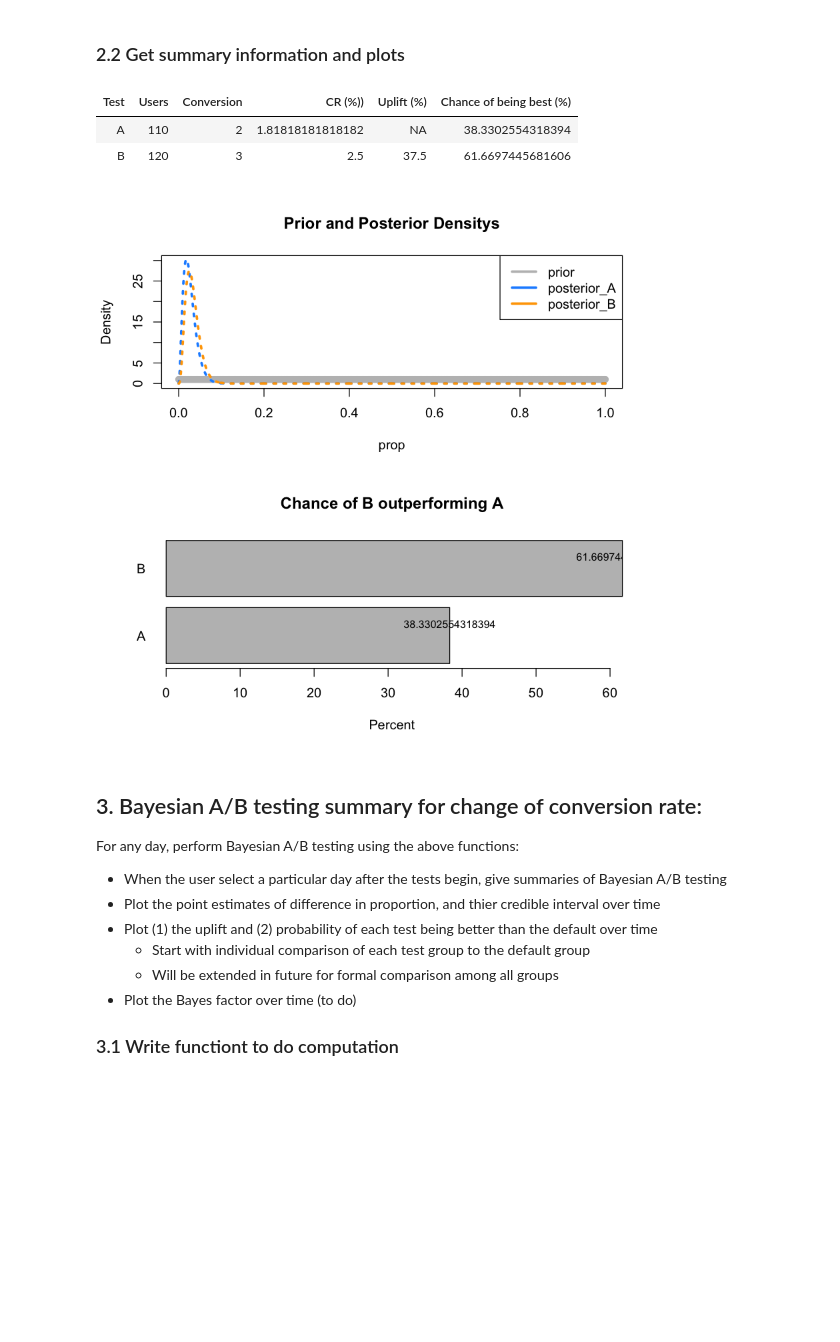
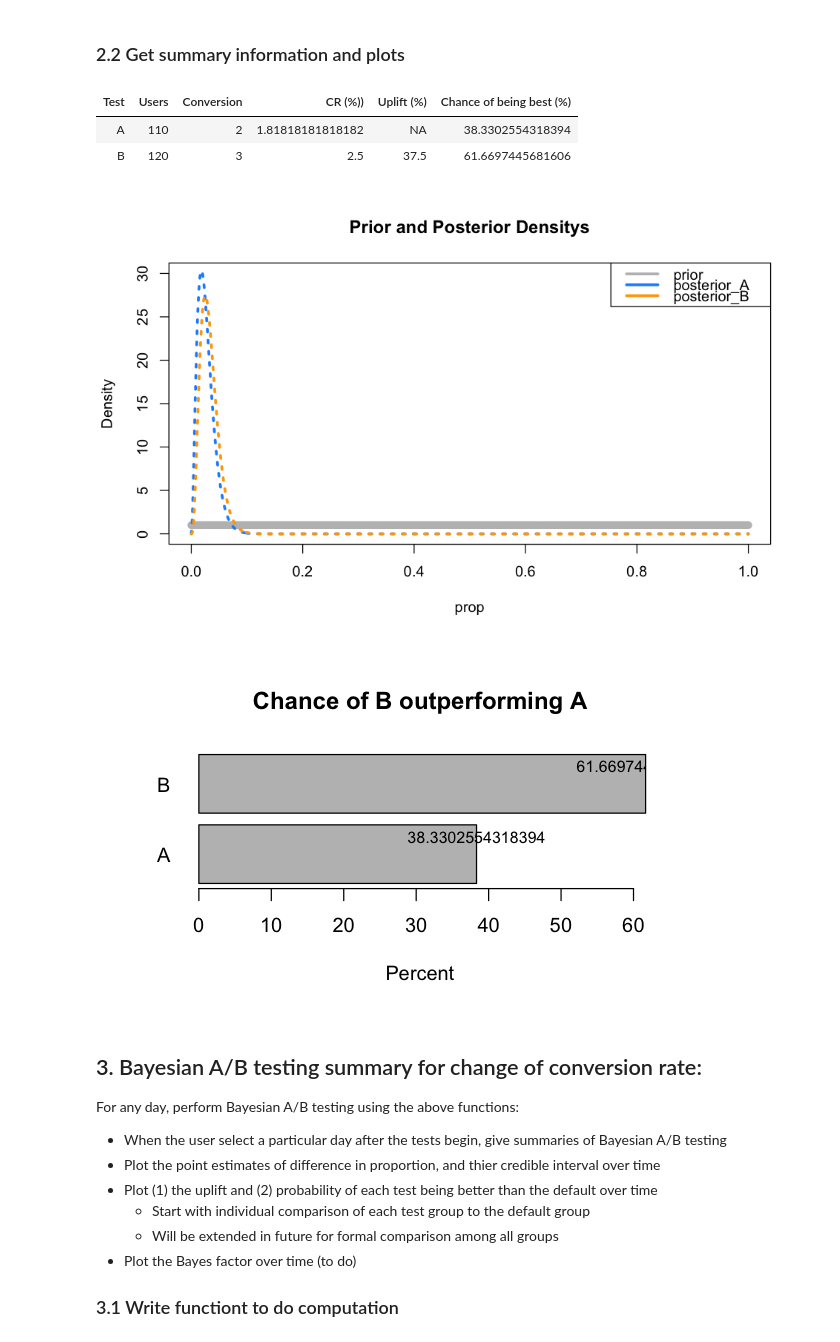
Before and after one commit to tukichen/Bayesian_AB_testing, a Jupyter notebook: Bayesian_AB_testing.ipynb, the cells around one changed output. Saved outputs shown, nothing was run; the diff lists cells and outputs as text; code cells hidden in the pictures; blank space fills up the shorter version.

```diff
--- a/Bayesian_AB_testing.ipynb
+++ b/Bayesian_AB_testing.ipynb
@@ -319,16 +320,54 @@ bestProb_plot <- function(best_A, best_B){
         text(y = yy,  x = prob_list, label = prob_list, pos = 3, cex = 0.8)
 
 }
+# %%
+Bayes_AB_test <- function(nA, xA, nB, xB,
+                          out_data = TRUE, bestProb_plot= TRUE, density_plot=TRUE,
+                          alpha0= 1, beta_0= 1){  # set both prior parameters to 1 by default
+    # create an empty data frame:
+    result= data.frame(Test= character(), Users = integer(), Conversion= integer(), CR=double(),
+                       Uplift= double(), Chance_of_being_best=double() )
+
+    CR_A = xA/nA*100
+    CR_B = xB/nB*100
+    uplift_B = (CR_B- CR_A)/CR_A *100
+
+    alpha_A = alpha_0 + xA
+    alpha_B = alpha_0 + xB
+    beta_A  = beta_0 + nA-xA
+    beta_B  = beta_0 + nB-xB
+
+    best_B = 100*prob_B_beats_A (alpha_A, beta_A , alpha_B, beta_B )
+    best_A = 100- best_B
+
+    result= rbind(c("A", nA, xA, CR_A, NA, best_A) ,
+                  c("B", nB, xB, CR_B, uplift_B, best_B))
+    colnames(result) = c('Test', 'Users', 'Conversion','CR (%))', 'Uplift (%)', 'Chance of being best (%)')
+    if (density_plot ==TRUE){
+        density_plot(alpha_A, beta_A , alpha_B, beta_B )
+    }
+    if (bestProb_plot ==TRUE){
+        bestProb_plot(best_A, best_B )
+    }
+
+    if(out_data ==TRUE) {return (result)}
+}
 # %% [markdown]
 ### 2.2 Get summary information and plots
-# %%
-AB_test_result = Bayes_AB_test(nA=110, xA=2, nB=120, xB=3)
-AB_test_result
-# %% [output]
-| Test | Users | Conversion | CR (%)) | Uplift (%) | Chance of being best (%) |
-| A | 110 | 2 | 1.81818181818182 | NA | 38.3302554318394 |
-| B | 120 | 3 | 2.5 | 37.5 | 61.6697445681606 |
-[figure, removed]
+# %%
+Bayes_AB_test(nA=110, xA=2, nB=120, xB=3, density_plot = FALSE, bestProb_plot= FALSE )
+
+options(repr.plot.width=8, repr.plot.height=5)
+Bayes_AB_test(nA=110, xA=2, nB=120, xB=3, out_data = FALSE, bestProb_plot= FALSE )
+
+options(repr.plot.width=5, repr.plot.height=3)
+Bayes_AB_test(nA=110, xA=2, nB=120, xB=3, out_data = FALSE, density_plot= FALSE )
+# %% [output]
+| Test | Users | Conversion | CR (%)) | Uplift (%) | Chance of being best (%) |
+| A | 110 | 2 | 1.81818181818182 | NA | 38.3302554318394 |
+| B | 120 | 3 | 2.5 | 37.5 | 61.6697445681606 |
+[figure, added]
+[figure, added]
 # %% [markdown]
 ## 3. Bayesian A/B testing summary for change of conversion rate:
 For any day, perform Bayesian A/B testing using the above functions:
```
Also changed, not shown: parts of 7 cells of this notebook, 2 other files.
